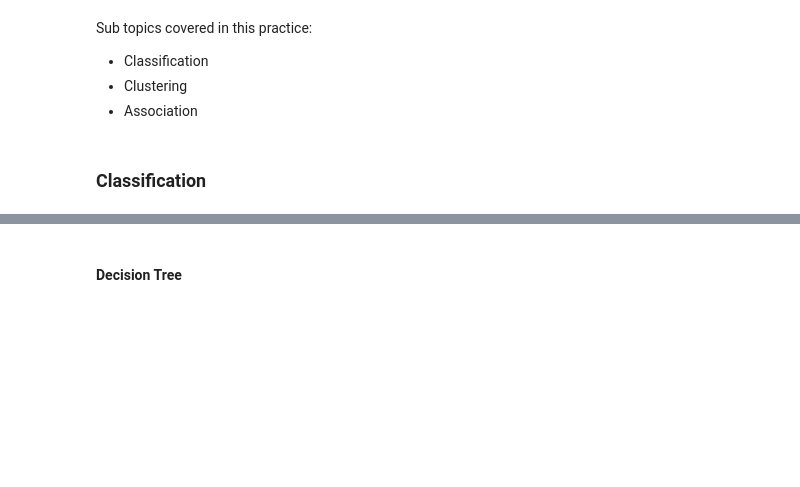
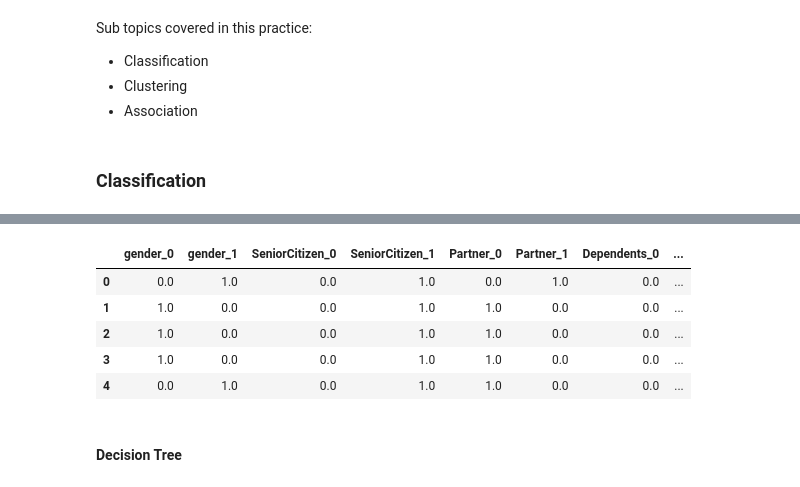
Before and after one commit to rc-dbe/bigdatacertification, a Jupyter notebook: Data_Mining_Model_Structured_Data_(Part_2).ipynb, the cells around one changed output, grey strips where cells are left out. Cells and saved outputs as stored; diff of their text form; code cells hidden in the pictures; blank space fills up the shorter version.

Commit message:
Fix Stand. problem, change the K Value

```diff
--- a/Data_Mining_Model_Structured_Data_(Part_2).ipynb
+++ b/Data_Mining_Model_Structured_Data_(Part_2).ipynb
@@ -34,15 +66,23 @@ df.info()
 # %%
-# Import Standard Scaler
-from sklearn.preprocessing import StandardScaler
+#Import MinMax Scaler
+from sklearn.preprocessing import MinMaxScaler
 
-standard_scaler = StandardScaler()
+# initialize min-max scaler
+mm_scaler = MinMaxScaler()
 column_names = df.columns.tolist()
 column_names.remove('Churn')
 
-# Standardize all attributes
-df[column_names] = standard_scaler.fit_transform(df[column_names])
+# Transform all attributes
+df[column_names] = mm_scaler.fit_transform(df[column_names])
 df.sort_index(inplace=True)
 df.head()
+# %% [output]
+|  | gender_0 | gender_1 | SeniorCitizen_0 | SeniorCitizen_1 | Partner_0 | Partner_1 | Dependents_0 | ... |
+| 0 | 0.0 | 1.0 | 0.0 | 1.0 | 0.0 | 1.0 | 0.0 | ... |
+| 1 | 1.0 | 0.0 | 0.0 | 1.0 | 1.0 | 0.0 | 0.0 | ... |
+| 2 | 1.0 | 0.0 | 0.0 | 1.0 | 1.0 | 0.0 | 0.0 | ... |
+| 3 | 1.0 | 0.0 | 0.0 | 1.0 | 1.0 | 0.0 | 0.0 | ... |
+| 4 | 0.0 | 1.0 | 0.0 | 1.0 | 1.0 | 0.0 | 0.0 | ... |
 # %%
 # Selecting the Feature, by remove the unused feature
 feature = ['Churn', 'TotalCharges']
```
Also changed, not shown: parts of 4 cells of this notebook.
